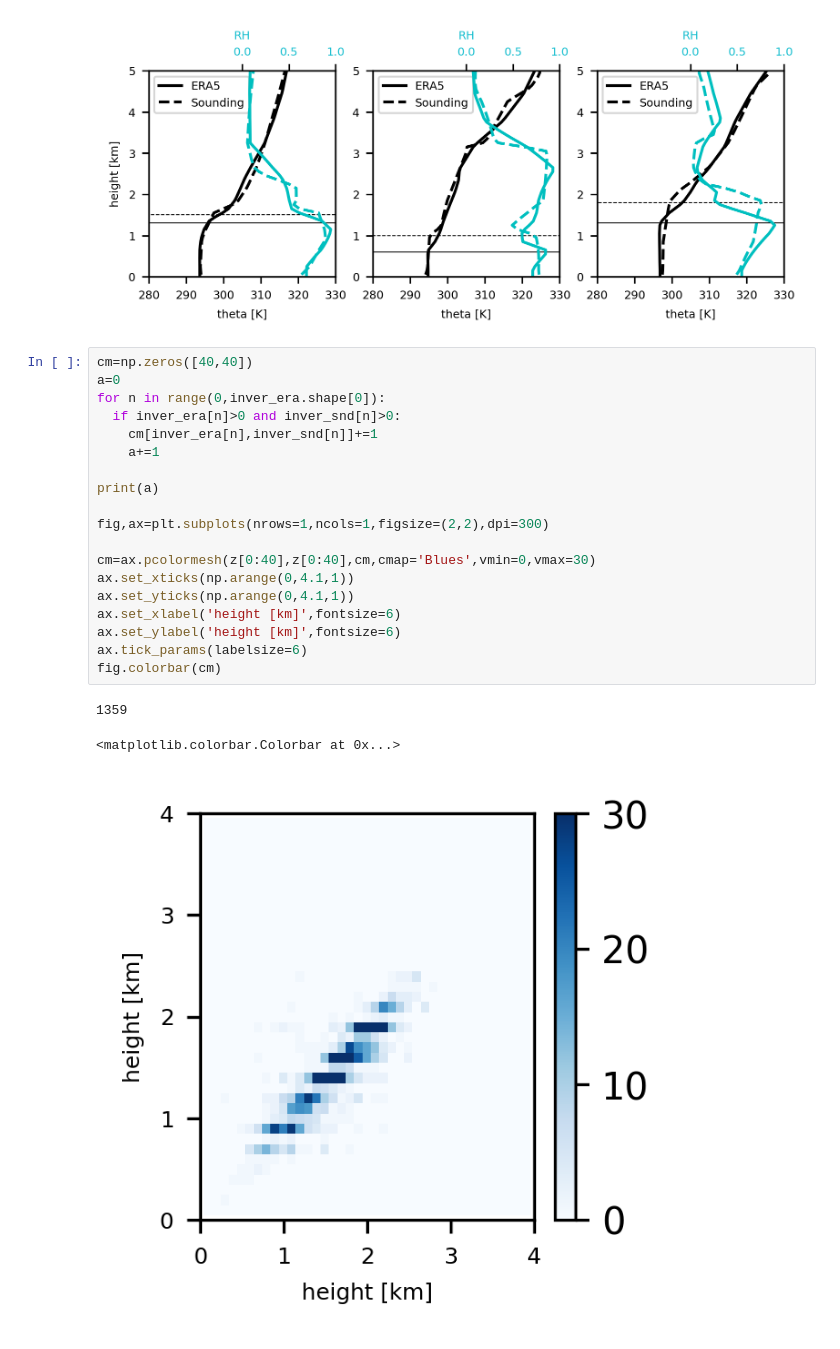
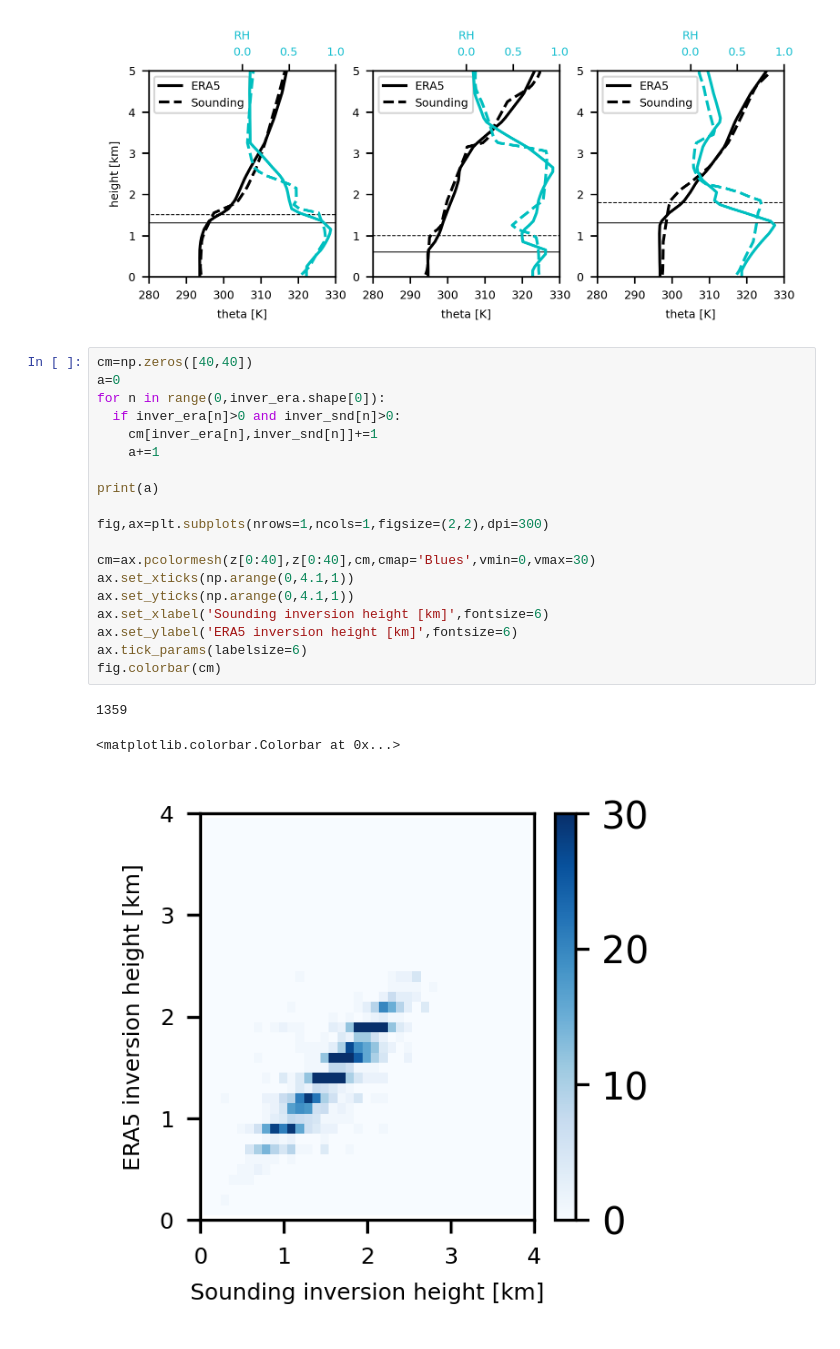
Before and after one commit to HuangJin-De/Machine-Learning-in-Atmospheric-Thermodynamics, a Jupyter notebook: hw04/hw04.ipynb, the cells around one changed output. Drawn from its saved outputs; the diff is of its cells as text.

```diff
--- a/hw04/hw04.ipynb
+++ b/hw04/hw04.ipynb
@@ -237,26 +237,26 @@ for n in range(0,inver_era.shape[0]):
 # %%
 cm=np.zeros([40,40])
 a=0
 for n in range(0,inver_era.shape[0]):
   if inver_era[n]>0 and inver_snd[n]>0:
     cm[inver_era[n],inver_snd[n]]+=1
     a+=1
 
 print(a)
 
 fig,ax=plt.subplots(nrows=1,ncols=1,figsize=(2,2),dpi=300)
 
 cm=ax.pcolormesh(z[0:40],z[0:40],cm,cmap='Blues',vmin=0,vmax=30)
 ax.set_xticks(np.arange(0,4.1,1))
 ax.set_yticks(np.arange(0,4.1,1))
-ax.set_xlabel('height [km]',fontsize=6)
-ax.set_ylabel('height [km]',fontsize=6)
+ax.set_xlabel('Sounding inversion height [km]',fontsize=6)
+ax.set_ylabel('ERA5 inversion height [km]',fontsize=6)
 ax.tick_params(labelsize=6)
 fig.colorbar(cm)
 # %% [output]
 1359
 <matplotlib.colorbar.Colorbar at 0x...>
-[figure, old version]
+[figure, new version]
 # %%
 interp_era=np.copy(data[:,0,0,:])
 rate_era=np.copy(data[:,0,2,100])
```
Also changed, not shown: parts of 1 cell of this notebook.
